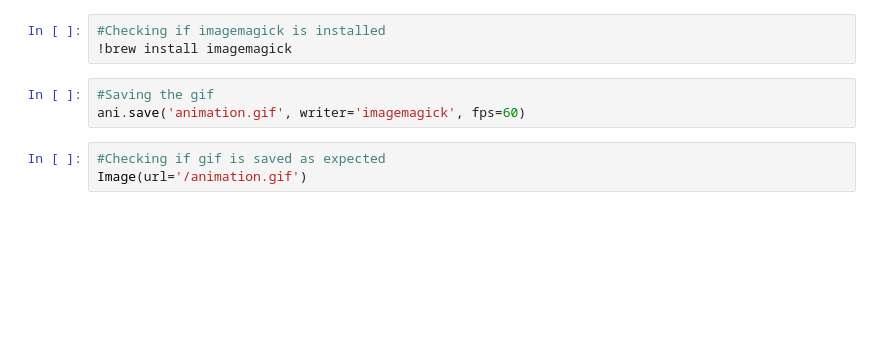
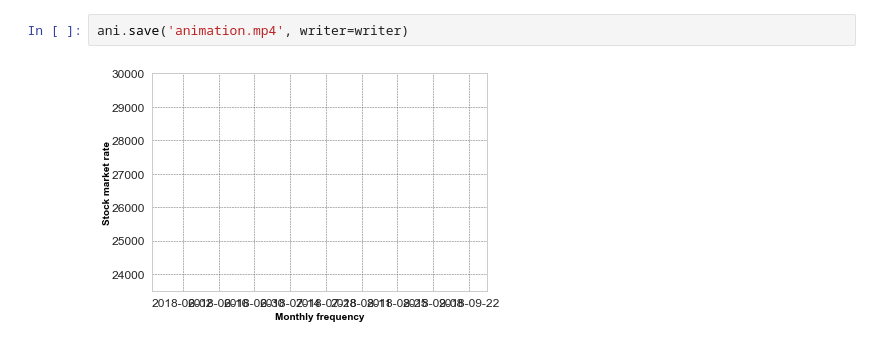
Before and after one commit to vvenla/trumponator, a Jupyter notebook: source/animation/Animated_plot.ipynb, the cells around one changed output. Saved outputs shown, nothing was run; the diff lists cells and outputs as text; blank space fills up the shorter version.

```diff
--- a/source/animation/Animated_plot.ipynb
+++ b/source/animation/Animated_plot.ipynb
@@ -149,9 +162,4 @@ RuntimeError: Requested MovieWriter (ffmpeg) not available
-# %%
-#Checking if imagemagick is installed
-!brew install imagemagick
-# %%
-#Saving the gif
-ani.save('animation.gif', writer='imagemagick', fps=60)
-# %%
-#Checking if gif is saved as expected
-Image(url='/animation.gif')
+# %%
+ani.save('animation.mp4', writer=writer)
+# %% [output]
+[figure, added]
```
Also changed, not shown: parts of 1 cell of this notebook, 1 other file.
